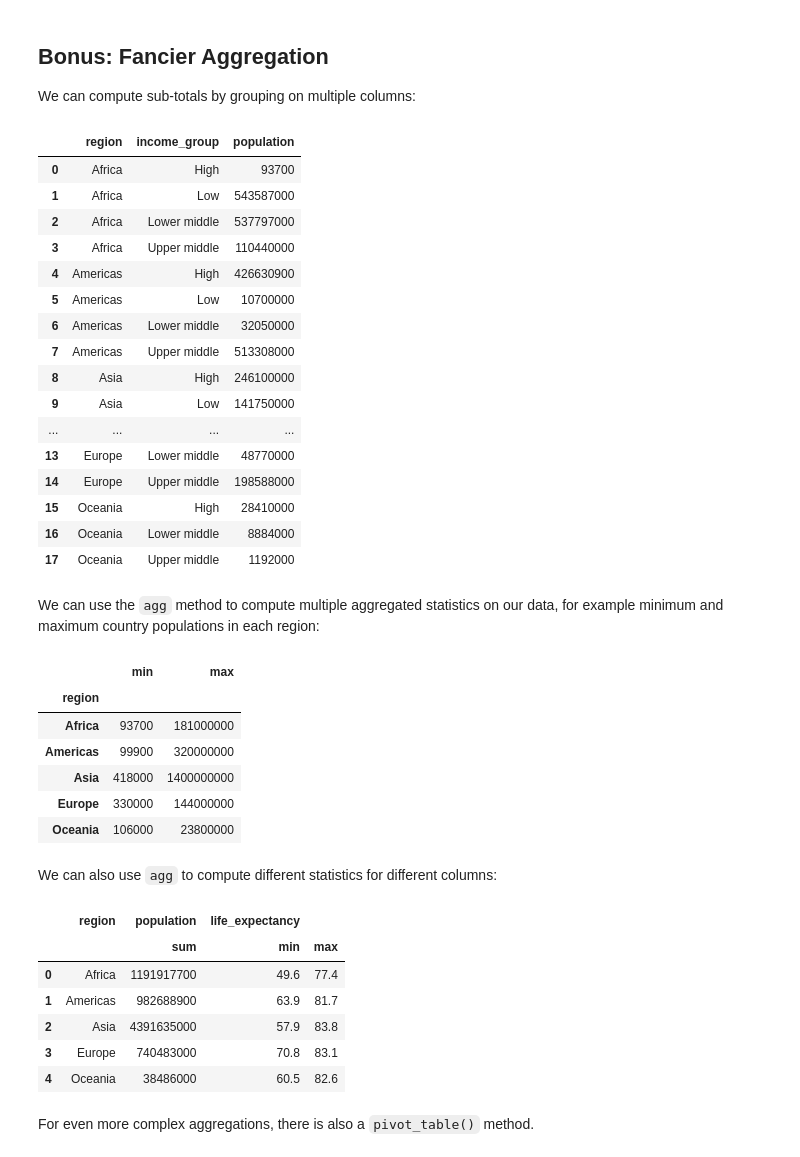
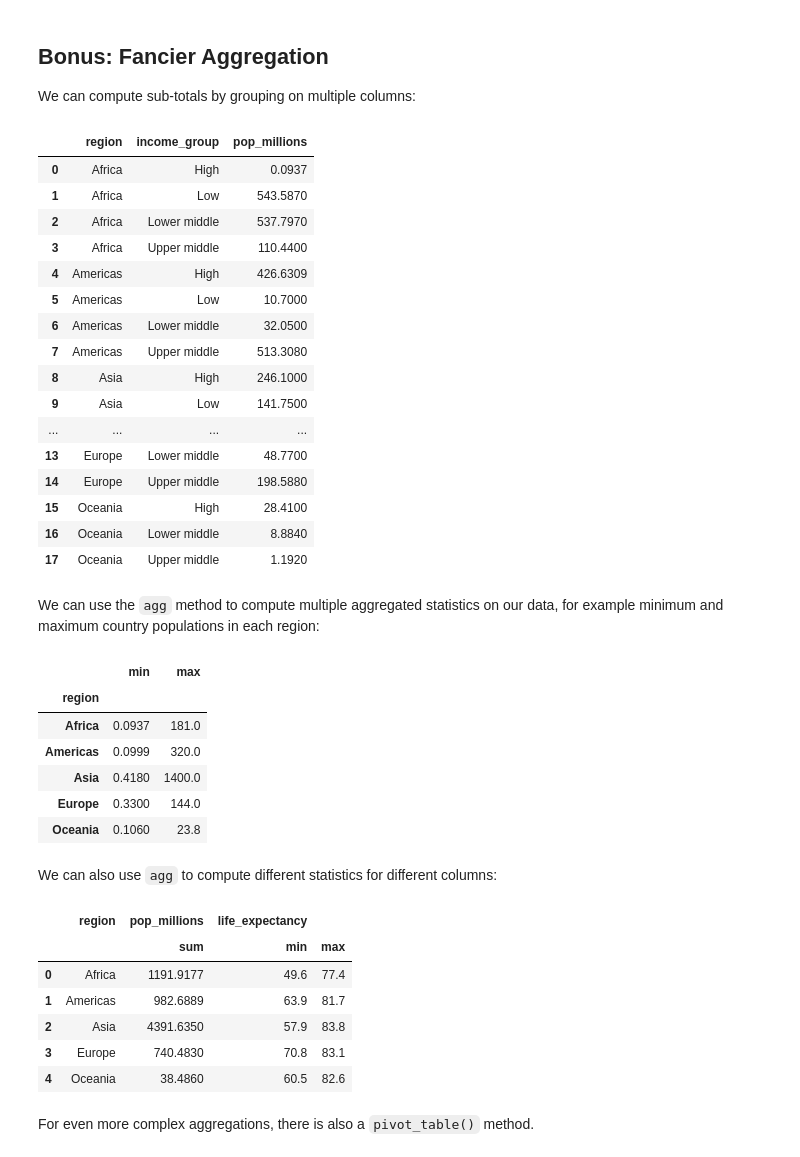
Before and after one commit to jenfly/datajam-python, a Jupyter notebook: 1-pandas.ipynb, the cells around one changed output. Drawn from its saved outputs; the diff is of its cells as text; code cells hidden in the pictures.

Commit message:
Use pop_millions instead of population, add example with aggregating multiple columns

```diff
--- a/1-pandas.ipynb
+++ b/1-pandas.ipynb
@@ -724,51 +735,51 @@ world_2015.groupby('region', as_index=False)['pop_density'].max()
 
 We can compute sub-totals by grouping on multiple columns:
 # %%
-world_2015.groupby(['region', 'income_group'], as_index=False)['population'].sum()
+world_2015.groupby(['region', 'income_group'], as_index=False)['pop_millions'].sum()
 # %% [output]
-|  | region | income_group | population |
-| 0 | Africa | High | 93700 |
-| 1 | Africa | Low | 543587000 |
-| 2 | Africa | Lower middle | 537797000 |
-| 3 | Africa | Upper middle | 110440000 |
-| 4 | Americas | High | 426630900 |
-| 5 | Americas | Low | 10700000 |
-| 6 | Americas | Lower middle | 32050000 |
-| 7 | Americas | Upper middle | 513308000 |
-| 8 | Asia | High | 246100000 |
-| 9 | Asia | Low | 141750000 |
+|  | region | income_group | pop_millions |
+| 0 | Africa | High | 0.0937 |
+| 1 | Africa | Low | 543.5870 |
+| 2 | Africa | Lower middle | 537.7970 |
+| 3 | Africa | Upper middle | 110.4400 |
+| 4 | Americas | High | 426.6309 |
+| 5 | Americas | Low | 10.7000 |
+| 6 | Americas | Lower middle | 32.0500 |
+| 7 | Americas | Upper middle | 513.3080 |
+| 8 | Asia | High | 246.1000 |
+| 9 | Asia | Low | 141.7500 |
 | ... | ... | ... | ... |
-| 13 | Europe | Lower middle | 48770000 |
-| 14 | Europe | Upper middle | 198588000 |
-| 15 | Oceania | High | 28410000 |
-| 16 | Oceania | Lower middle | 8884000 |
-| 17 | Oceania | Upper middle | 1192000 |
+| 13 | Europe | Lower middle | 48.7700 |
+| 14 | Europe | Upper middle | 198.5880 |
+| 15 | Oceania | High | 28.4100 |
+| 16 | Oceania | Lower middle | 8.8840 |
+| 17 | Oceania | Upper middle | 1.1920 |
 # %% [markdown]
 We can use the `agg` method to compute multiple aggregated statistics on our data, for example minimum and maximum country populations in each region:
 # %%
-world_2015.groupby('region', as_index=False)['population'].agg(['min', 'max'])
+world_2015.groupby('region', as_index=False)['pop_millions'].agg(['min', 'max'])
 # %% [output]
 |  | min | max |
 | region |  |  |
-| Africa | 93700 | 181000000 |
-| Americas | 99900 | 320000000 |
-| Asia | 418000 | 1400000000 |
-| Europe | 330000 | 144000000 |
-| Oceania | 106000 | 23800000 |
+| Africa | 0.0937 | 181.0 |
+| Americas | 0.0999 | 320.0 |
+| Asia | 0.4180 | 1400.0 |
+| Europe | 0.3300 | 144.0 |
+| Oceania | 0.1060 | 23.8 |
 # %% [markdown]
 We can also use `agg` to compute different statistics for different columns:
 # %%
-agg_dict = {'population' : 'sum',
+agg_dict = {'pop_millions' : 'sum',
             'life_expectancy' : ['min', 'max']}
 world_2015.groupby('region', as_index=False).agg(agg_dict)
 # %% [output]
-|  | region | population | life_expectancy |  |
+|  | region | pop_millions | life_expectancy |  |
 |  |  | sum | min | max |
-| 0 | Africa | 1191917700 | 49.6 | 77.4 |
-| 1 | Americas | 982688900 | 63.9 | 81.7 |
-| 2 | Asia | 4391635000 | 57.9 | 83.8 |
-| 3 | Europe | 740483000 | 70.8 | 83.1 |
-| 4 | Oceania | 38486000 | 60.5 | 82.6 |
+| 0 | Africa | 1191.9177 | 49.6 | 77.4 |
+| 1 | Americas | 982.6889 | 63.9 | 81.7 |
+| 2 | Asia | 4391.6350 | 57.9 | 83.8 |
+| 3 | Europe | 740.4830 | 70.8 | 83.1 |
+| 4 | Oceania | 38.4860 | 60.5 | 82.6 |
 # %% [markdown]
 For even more complex aggregations, there is also a `pivot_table()` method.
 # %% [markdown]
```
Also changed, not shown: parts of 6 cells of this notebook, 1 other file.
